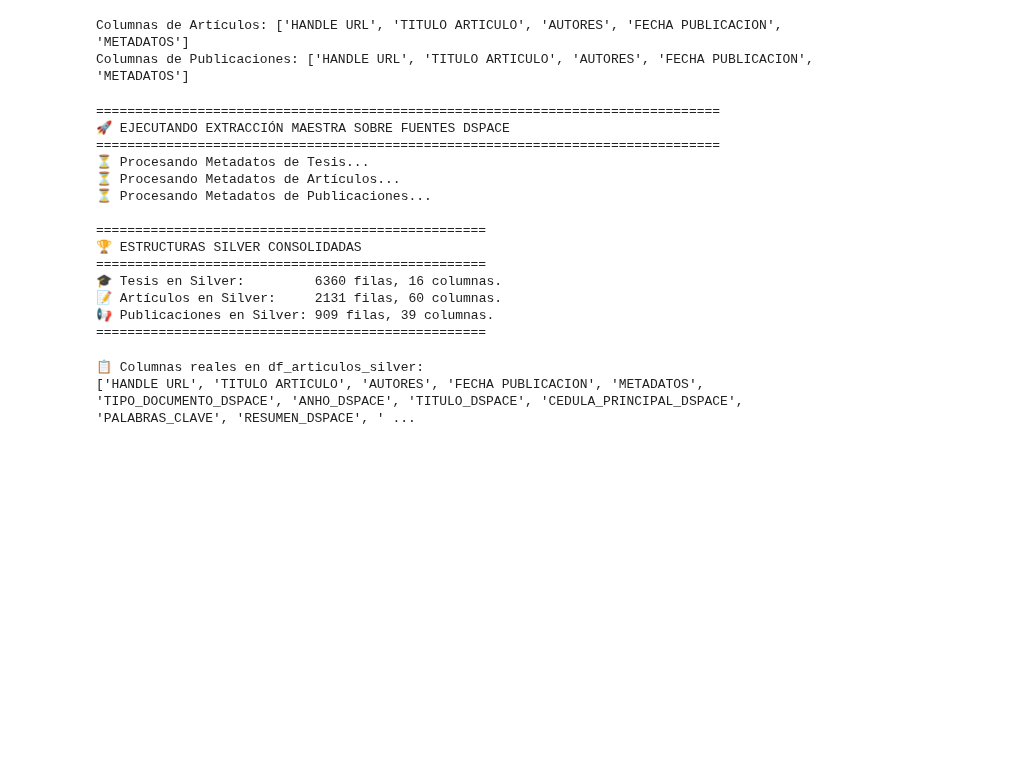
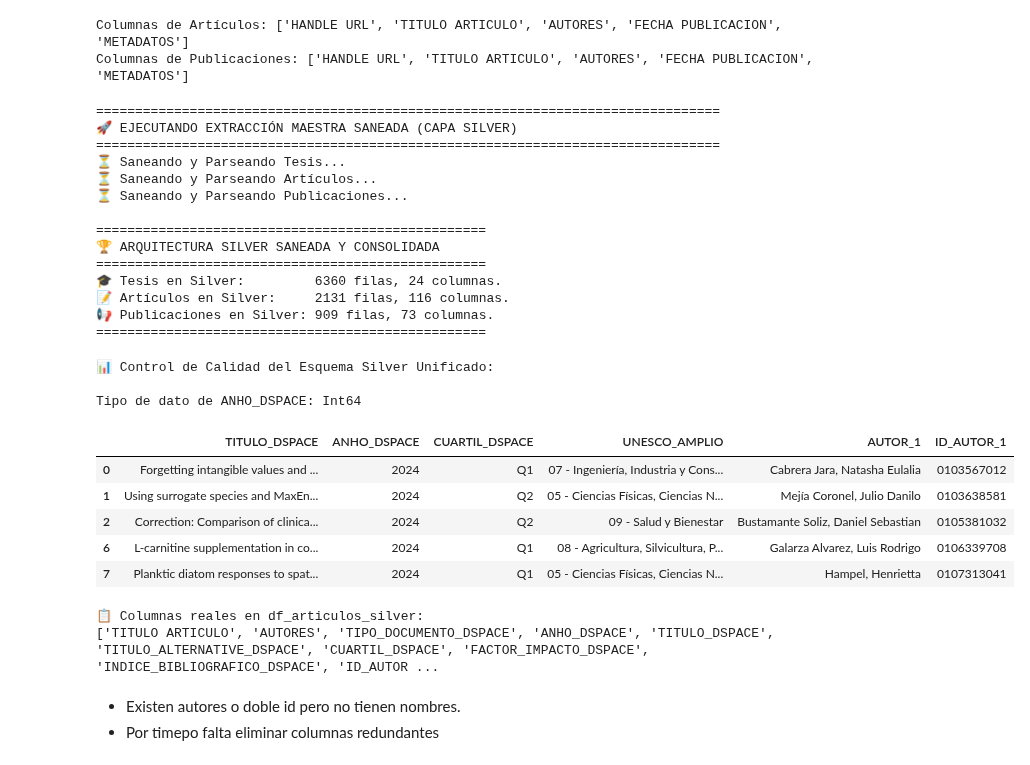
Before and after one commit to MichelleLuzA/ucuenca-sabe, a Jupyter notebook: notebooks/01_docentes/02_fuzzy_matching_dspace.ipynb, the cells around one changed output. Saved outputs shown, nothing was run; the diff lists cells and outputs as text; code cells hidden in the pictures; blank space fills up the shorter version.

```diff
--- a/notebooks/01_docentes/02_fuzzy_matching_dspace.ipynb
+++ b/notebooks/01_docentes/02_fuzzy_matching_dspace.ipynb
@@ -295,31 +321,40 @@ Columnas de Artículos: ['HANDLE URL', 'TITULO ARTICULO', 'AUTORES', 'FECHA PUBL
 Columnas de Publicaciones: ['HANDLE URL', 'TITULO ARTICULO', 'AUTORES', 'FECHA PUBLICACION', 'METADATOS']
 # %%
 # ==========================================
-# CELDA 5: PARSEO UNIVERSAL Y AUDITORÍA CRUZADA
+# CELDA 5: PARSEO UNIVERSAL Y EXCLUSIÓN DE COLUMNAS REDUNDANTES
 # ==========================================
 print("="*80)
-print("🚀 EJECUTANDO EXTRACCIÓN MAESTRA SOBRE FUENTES DSPACE")
+print("🚀 EJECUTANDO EXTRACCIÓN MAESTRA SANEADA (CAPA SILVER)")
 print("="*80)
 
 from utils.dspace_parser import ejecutar_parseo_dspace
 
-# 1. Parsear TESIS (Usamos las 6,360 filtradas que son las vigentes)
-print("⏳ Procesando Metadatos de Tesis...")
+# Columnas de negocio de entrada que deseamos conservar de la capa Bronze (Sin METADATOS)
+COLUMNAS_BASE_TESIS = ['TITULO TESIS']
+COLUMNAS_BASE_ART = ['TITULO ARTICULO', 'AUTORES', 'REVISTA']
+COLUMNAS_BASE_PUB = ['TITULO PUBLICACION', 'AUTORES', 'EDITORIAL']
+
+# 1. Procesar TESIS
+print("⏳ Saneando y Parseando Tesis...")
 df_tesis_parseado = ejecutar_parseo_dspace(df_tesis_filtrada['METADATOS'])
-df_tesis_silver = pd.concat([df_tesis_filtrada.reset_index(drop=True), df_tesis_parseado], axis=1)
+# Conservamos solo el título limpio original y concatenamos el parseo completo
+df_tesis_base = df_tesis_filtrada[df_tesis_filtrada.columns.intersection(COLUMNAS_BASE_TESIS)].reset_index(drop=True)
+df_tesis_silver = pd.concat([df_tesis_base, df_tesis_parseado], axis=1)
 
-# 2. Parsear ARTÍCULOS
-print("⏳ Procesando Metadatos de Artículos...")
+# 2. Procesar ARTÍCULOS
+print("⏳ Saneando y Parseando Artículos...")
 df_art_parseado = ejecutar_parseo_dspace(df_articulos['METADATOS'])
-df_articulos_silver = pd.concat([df_articulos.reset_index(drop=True), df_art_parseado], axis=1)
+df_art_base = df_articulos[df_articulos.columns.intersection(COLUMNAS_BASE_ART)].reset_index(drop=True)
+df_articulos_silver = pd.concat([df_art_base, df_art_parseado], axis=1)
 
-# 3. Parsear PUBLICACIONES
-print("⏳ Procesando Metadatos de Publicaciones...")
+# 3. Procesar PUBLICACIONES
+print("⏳ Saneando y Parseando Publicaciones...")
 df_pub_parseado = ejecutar_parseo_dspace(df_publicaciones['METADATOS'])
-df_publicaciones_silver = pd.concat([df_publicaciones.reset_index(drop=True), df_pub_parseado], axis=1)
+df_pub_base = df_publicaciones[df_publicaciones.columns.intersection(COLUMNAS_BASE_PUB)].reset_index(drop=True)
+df_publicaciones_silver = pd.concat([df_pub_base, df_pub_parseado], axis=1)
 
 print("\n==================================================")
-print("🏆 ESTRUCTURAS SILVER CONSOLIDADAS")
+print("🏆 ARQUITECTURA SILVER SANEADA Y CONSOLIDADA")
 print("==================================================")
 print(f"🎓 Tesis en Silver:         {df_tesis_silver.shape[0]} filas, {df_tesis_silver.shape[1]} columnas.")
 print(f"📝 Artículos en Silver:     {df_articulos_silver.shape[0]} filas, {df_articulos_silver.shape[1]} columnas.")
@@ -327,22 +362,42 @@ print(f"📢 Publicaciones en Silver: {df_publicaciones_silver.shape[0]} filas,
 print("==================================================\n")
 # %% [output]
 ================================================================================
-🚀 EJECUTANDO EXTRACCIÓN MAESTRA SOBRE FUENTES DSPACE
+🚀 EJECUTANDO EXTRACCIÓN MAESTRA SANEADA (CAPA SILVER)
 ================================================================================
-⏳ Procesando Metadatos de Tesis...
-⏳ Procesando Metadatos de Artículos...
-⏳ Procesando Metadatos de Publicaciones...
+⏳ Saneando y Parseando Tesis...
+⏳ Saneando y Parseando Artículos...
+⏳ Saneando y Parseando Publicaciones...
 
 ==================================================
-🏆 ESTRUCTURAS SILVER CONSOLIDADAS
+🏆 ARQUITECTURA SILVER SANEADA Y CONSOLIDADA
 ==================================================
-🎓 Tesis en Silver:         6360 filas, 16 columnas.
-📝 Artículos en Silver:     2131 filas, 60 columnas.
-📢 Publicaciones en Silver: 909 filas, 39 columnas.
+🎓 Tesis en Silver:         6360 filas, 24 columnas.
+📝 Artículos en Silver:     2131 filas, 116 columnas.
+📢 Publicaciones en Silver: 909 filas, 73 columnas.
 ==================================================
+# %%
+# Verificación de la calidad de tipos y nuevas dimensiones extraídas
+print("📊 Control de Calidad del Esquema Silver Unificado:\n")
+print(f"Tipo de dato de ANHO_DSPACE: {df_articulos_silver['ANHO_DSPACE'].dtype}")
+
+# Ver una muestra de las nuevas dimensiones de impacto de tu muestra real
+df_articulos_silver[['TITULO_DSPACE', 'ANHO_DSPACE', 'CUARTIL_DSPACE', 'UNESCO_AMPLIO', 'AUTOR_1', 'ID_AUTOR_1']].dropna(subset=['CUARTIL_DSPACE']).head(5)
+# %% [output]
+📊 Control de Calidad del Esquema Silver Unificado:
+
+Tipo de dato de ANHO_DSPACE: Int64
+|  | TITULO_DSPACE | ANHO_DSPACE | CUARTIL_DSPACE | UNESCO_AMPLIO | AUTOR_1 | ID_AUTOR_1 |
+| 0 | Forgetting intangible values and ... | 2024 | Q1 | 07 - Ingeniería, Industria y Cons... | Cabrera Jara, Natasha Eulalia | 0103567012 |
+| 1 | Using surrogate species and MaxEn... | 2024 | Q2 | 05 - Ciencias Físicas, Ciencias N... | Mejía Coronel, Julio Danilo | 0103638581 |
+| 2 | Correction: Comparison of clinica... | 2024 | Q2 | 09 - Salud y Bienestar | Bustamante Soliz, Daniel Sebastian | 0105381032 |
+| 6 | L-carnitine supplementation in co... | 2024 | Q1 | 08 - Agricultura, Silvicultura, P... | Galarza Alvarez, Luis Rodrigo | 0106339708 |
+| 7 | Planktic diatom responses to spat... | 2024 | Q1 | 05 - Ciencias Físicas, Ciencias N... | Hampel, Henrietta | 0107313041 |
 # %%
 print("📋 Columnas reales en df_articulos_silver:")
 print(df_articulos_silver.columns.tolist())
 # %% [output]
 📋 Columnas reales en df_articulos_silver:
-['HANDLE URL', 'TITULO ARTICULO', 'AUTORES', 'FECHA PUBLICACION', 'METADATOS', 'TIPO_DOCUMENTO_DSPACE', 'ANHO_DSPACE', 'TITULO_DSPACE', 'CEDULA_PRINCIPAL_DSPACE', 'PALABRAS_CLAVE', 'RESUMEN_DSPACE', ' ...
+['TITULO ARTICULO', 'AUTORES', 'TIPO_DOCUMENTO_DSPACE', 'ANHO_DSPACE', 'TITULO_DSPACE', 'TITULO_ALTERNATIVE_DSPACE', 'CUARTIL_DSPACE', 'FACTOR_IMPACTO_DSPACE', 'INDICE_BIBLIOGRAFICO_DSPACE', 'ID_AUTOR ...
+# %% [markdown]
+* Existen autores o doble id pero no tienen nombres.
+* Por timepo falta eliminar columnas redundantes
```
Also changed, not shown: parts of 3 cells of this notebook, 3 other files.
